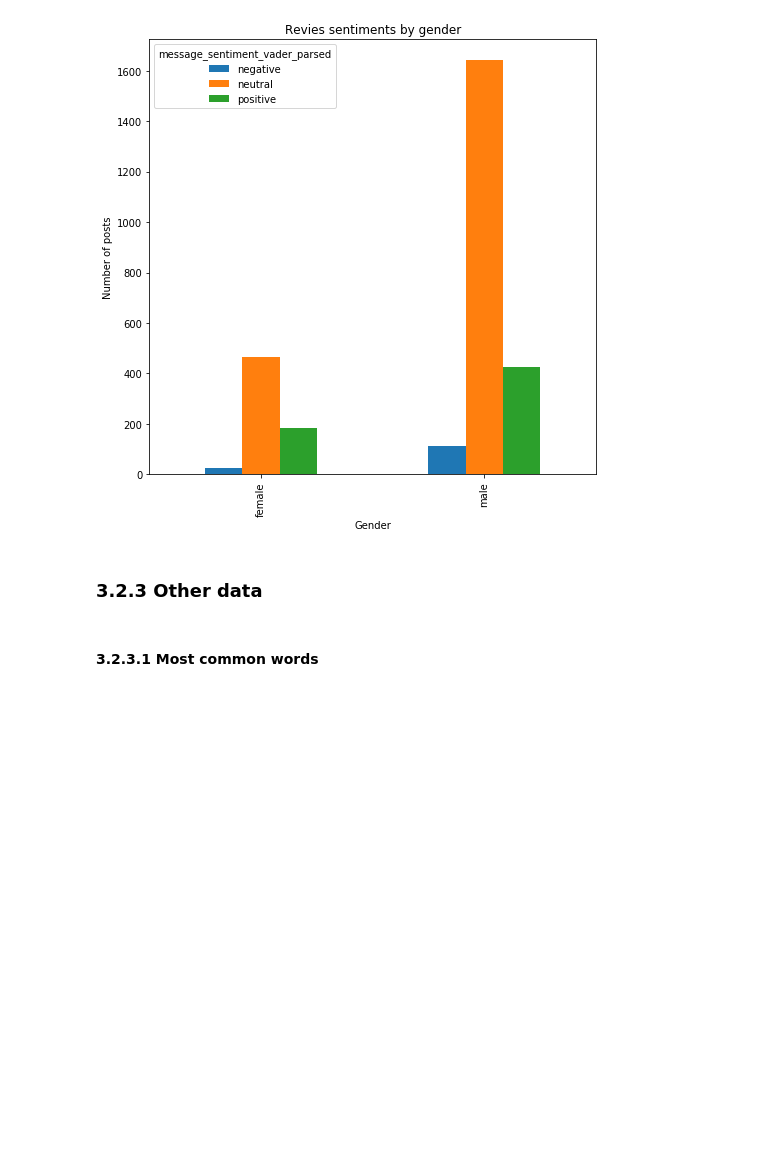
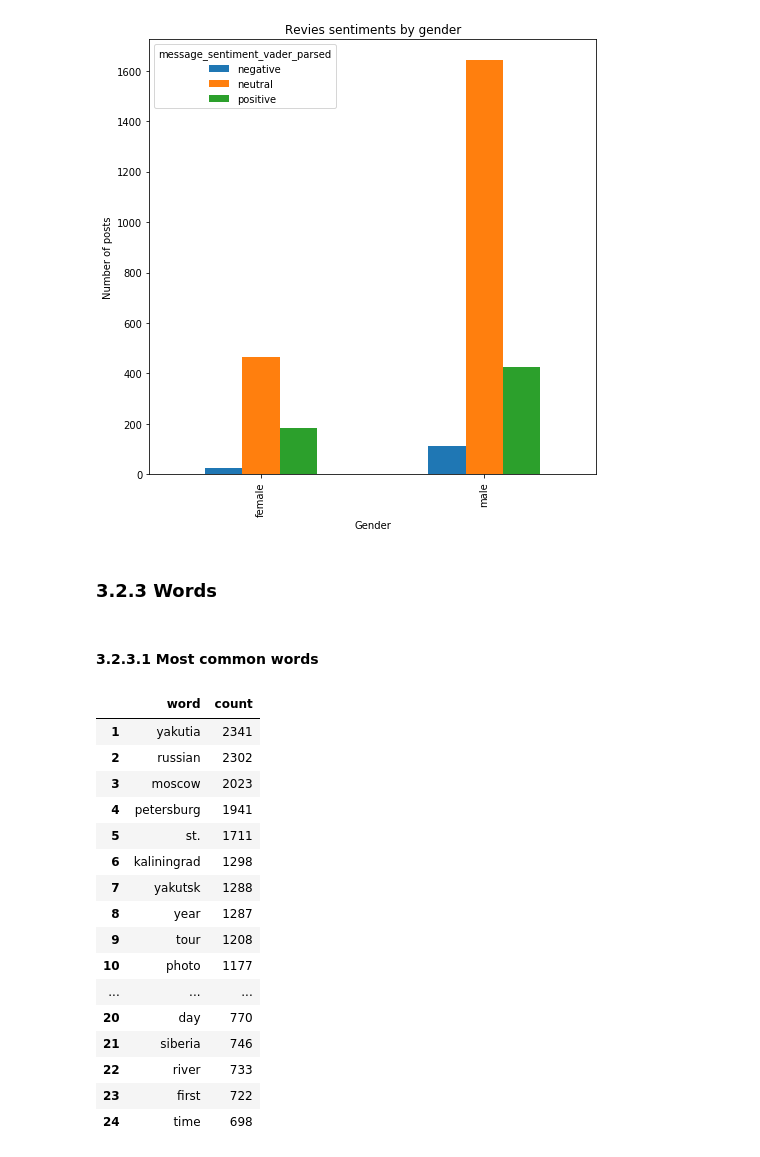
Before and after one commit to dbulgakov/ML-Russia-Tourism, a Jupyter notebook: Tourism analysis.ipynb, the cells around one changed output. Drawn from its saved outputs; the diff is of its cells as text; code cells hidden in the pictures; blank space fills up the shorter version.

```diff
--- a/Tourism analysis.ipynb
+++ b/Tourism analysis.ipynb
@@ -255,7 +229,7 @@ data['description'] = data['description'].apply(lambda x: " ".join(x))
 def save_csv():
     data.to_csv(output_csv, index=False)
 # %%
-def parse_csv_tuple(series):
+def parse_csv(series):
     values = series.values
     parsed = []
     for value in values:
@@ -388,6 +364,6 @@ ax.set_ylabel('Number of posts');
 # %% [output]
 [figure]
 # %% [markdown]
-### 3.2.3 Other data
+### 3.2.3 Words
 # %% [markdown]
 #### 3.2.3.1 Most common words
@@ -396,0 +376,20 @@ all_strings_string = " ".join(all_strings_list)
+# %%
+counted_words.head(25)[1:]
+# %% [output]
+|  | word | count |
+| 1 | yakutia | 2341 |
+| 2 | russian | 2302 |
+| 3 | moscow | 2023 |
+| 4 | petersburg | 1941 |
+| 5 | st. | 1711 |
+| 6 | kaliningrad | 1298 |
+| 7 | yakutsk | 1288 |
+| 8 | year | 1287 |
+| 9 | tour | 1208 |
+| 10 | photo | 1177 |
+| ... | ... | ... |
+| 20 | day | 770 |
+| 21 | siberia | 746 |
+| 22 | river | 733 |
+| 23 | first | 722 |
+| 24 | time | 698 |
```
Also changed, not shown: parts of 22 cells of this notebook.
